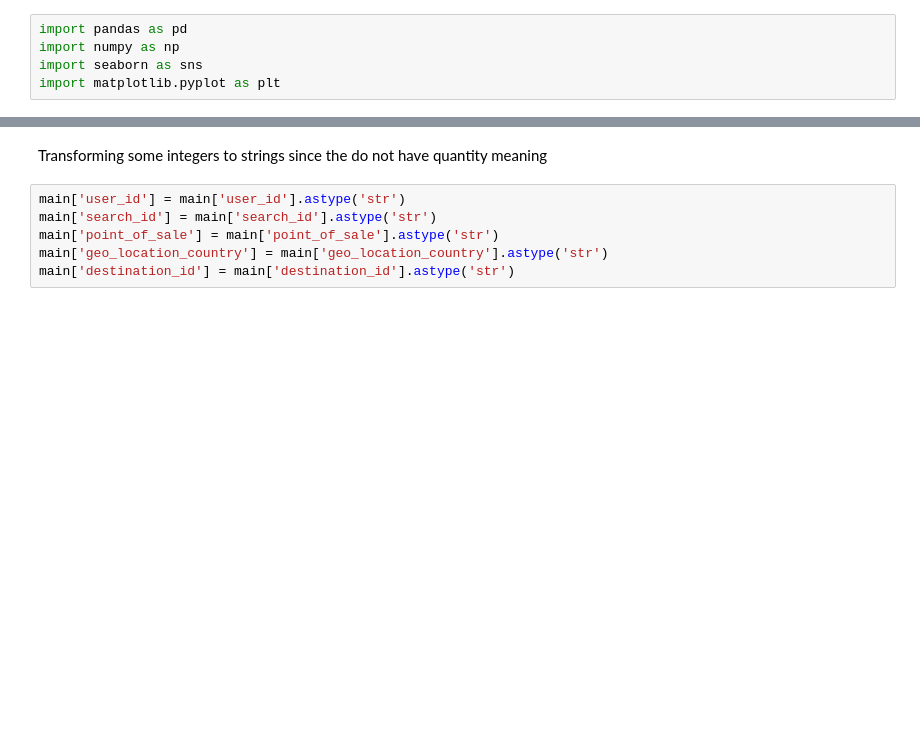
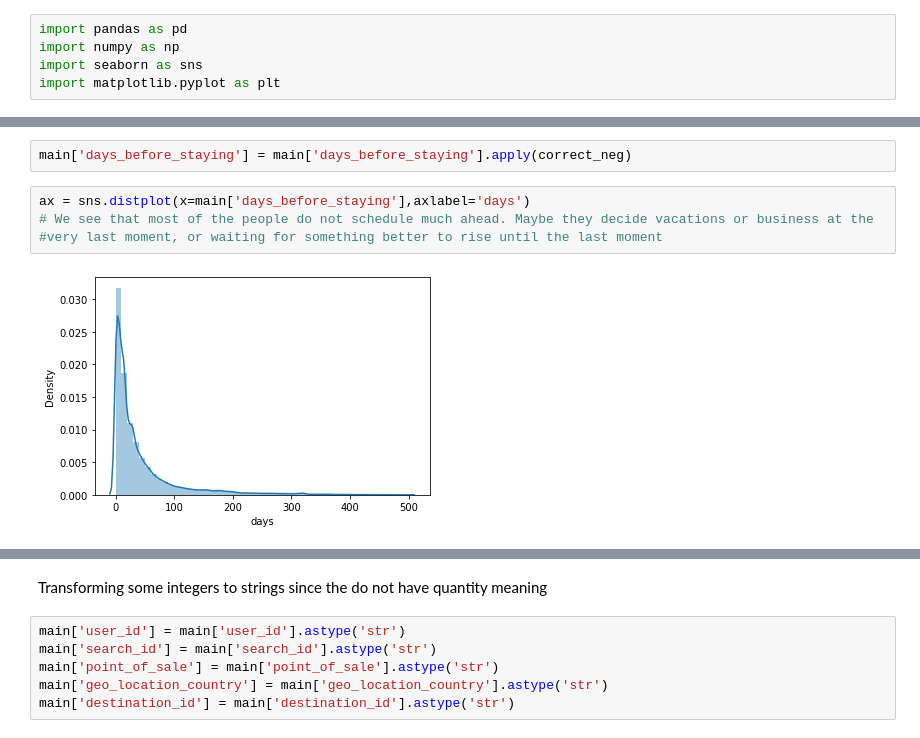
Before and after one commit to zetdata7/Hotel-Recommendations, a Jupyter notebook: EDA_Hotels.ipynb, the cells around one changed output, grey strips where cells are left out. Saved outputs shown, nothing was run; the diff lists cells and outputs as text; blank space fills up the shorter version.

```diff
--- a/EDA_Hotels.ipynb
+++ b/EDA_Hotels.ipynb
@@ -137,0 +85,8 @@ dtype: object
+# %%
+main['days_before_staying'] = main['days_before_staying'].apply(correct_neg)
+# %%
+ax = sns.distplot(x=main['days_before_staying'],axlabel='days')
+# We see that most of the people do not schedule much ahead. Maybe they decide vacations or business at the
+#very last moment, or waiting for something better to rise until the last moment
+# %% [output]
+[figure, added]
```
Also changed, not shown: parts of 61 cells of this notebook.
